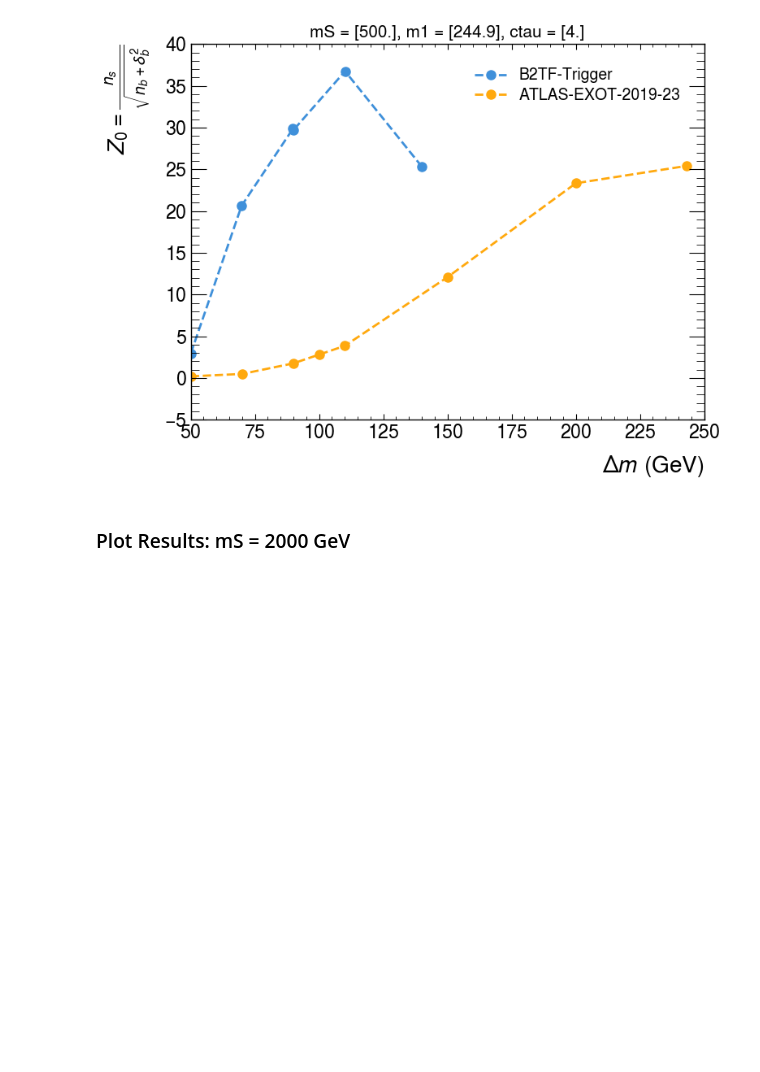
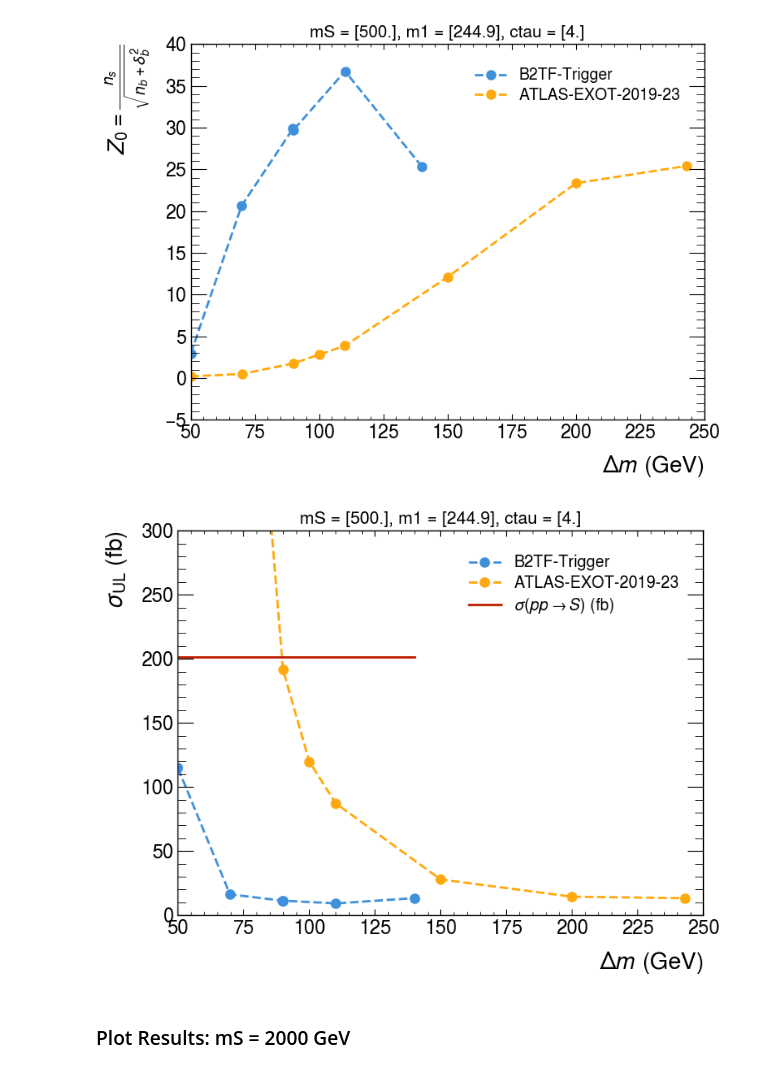
Before and after one commit to andlessa/back2futureTrigger, a Jupyter notebook: plotSignificance.ipynb, the cells around one changed output. Saved outputs shown, nothing was run; the diff lists cells and outputs as text; code cells hidden in the pictures; blank space fills up the shorter version.

Commit message:
Added preliminary plots

```diff
--- a/plotSignificance.ipynb
+++ b/plotSignificance.ipynb
@@ -47,27 +47,24 @@ atlas_data_df['Z0'] = atlas_data_df['ns']/np.sqrt(atlas_data_df['nb']+atlas_data
 # %% [markdown]
 ### Compute Upper Limit
 # %%
+ns = 10.0 # dummy value to compute muUL
+nb = b2tf_data_df['nb'].unique()[0]
+nobs = b2tf_data_df['nobs'].unique()[0]
+nbError = b2tf_data_df['nbError'].unique()[0]
+
+model = pyhf.simplemodels.uncorrelated_background(
+    signal=[ns], bkg=[nb], bkg_uncertainty=[nbError]
+)
+observations = [nobs]
+data = pyhf.tensorlib.astensor(observations + model.config.auxdata)
+scan = None
+muUL_obs, _ = pyhf.infer.intervals.upper_limits.upper_limit(
+    data, model, scan, return_results=False
+)
+ns95 = muUL_obs*ns
+
+
 def getUL(dataDict):
 
-    ns=dataDict['ns']
-    nb=dataDict['nb']
-    nbError=dataDict['nbError']
-    nobs=dataDict['nobs']
-
-    model = pyhf.simplemodels.uncorrelated_background(
-        signal=[ns], bkg=[nb], bkg_uncertainty=[nbError]
-    )
-    unbounded_bounds = model.config.suggested_bounds()
-    unbounded_bounds[model.config.poi_index] = (0, 20)
-    observations = [nobs]
-    data = pyhf.tensorlib.astensor(observations + model.config.auxdata)
-    scan = np.linspace(0, 20, 30)
-    obs_limit, _ = pyhf.infer.intervals.upper_limits.upper_limit(
-        data, model, scan, return_results=False,
-        par_bounds = unbounded_bounds
-    )
-
-    return obs_limit
-
-b2tf_data_df['muUL'] =  b2tf_data_df[['ns','nb','nbError','nobs']].apply(getUL, axis=1,raw=False)
-atlas_data_df['muUL'] =  atlas_data_df[['ns','nb','nbError','nobs']].apply(getUL, axis=1,raw=False)
+    muUL = ns95/dataDict['ns']
+    return muUL
@@ -96,16 +96,20 @@ plt.show()
 # %%
 
 plt.plot(b2tf_data_df_filter['dm'],b2tf_data_df_filter['muUL']*b2tf_data_df_filter['xsecfb'],
          'o--',label='B2TF-Trigger')
 plt.plot(atlas_data_df_filter['dm'],atlas_data_df_filter['muUL']*atlas_data_df_filter['xsecfb'],
          'o--',label='ATLAS-EXOT-2019-23')
 plt.xlabel(r'$\Delta m$ (GeV)')
 plt.ylabel(r'$\sigma_{\rm UL}$ (fb)')
 plt.plot(b2tf_data_df_filter['dm'],b2tf_data_df_filter['xsecfb'],
          label=r'$\sigma(p p \rightarrow S)$ (fb)')
 plt.title(f'mS = {b2tf_data_df_filter['ms'].unique()}, m1 = {b2tf_data_df_filter['m1'].unique()}, ctau = {b2tf_data_df_filter['ctau'].unique()}',fontsize=15)
+# plt.yscale('log')
+plt.ylim(0,300.0)
 plt.legend()
 plt.show()
+# %% [output]
+[figure, added]
 # %% [markdown]
 ### Plot Results: mS = 2000 GeV
 # %%
```
Also changed, not shown: parts of 2 cells of this notebook, 3 other files.
